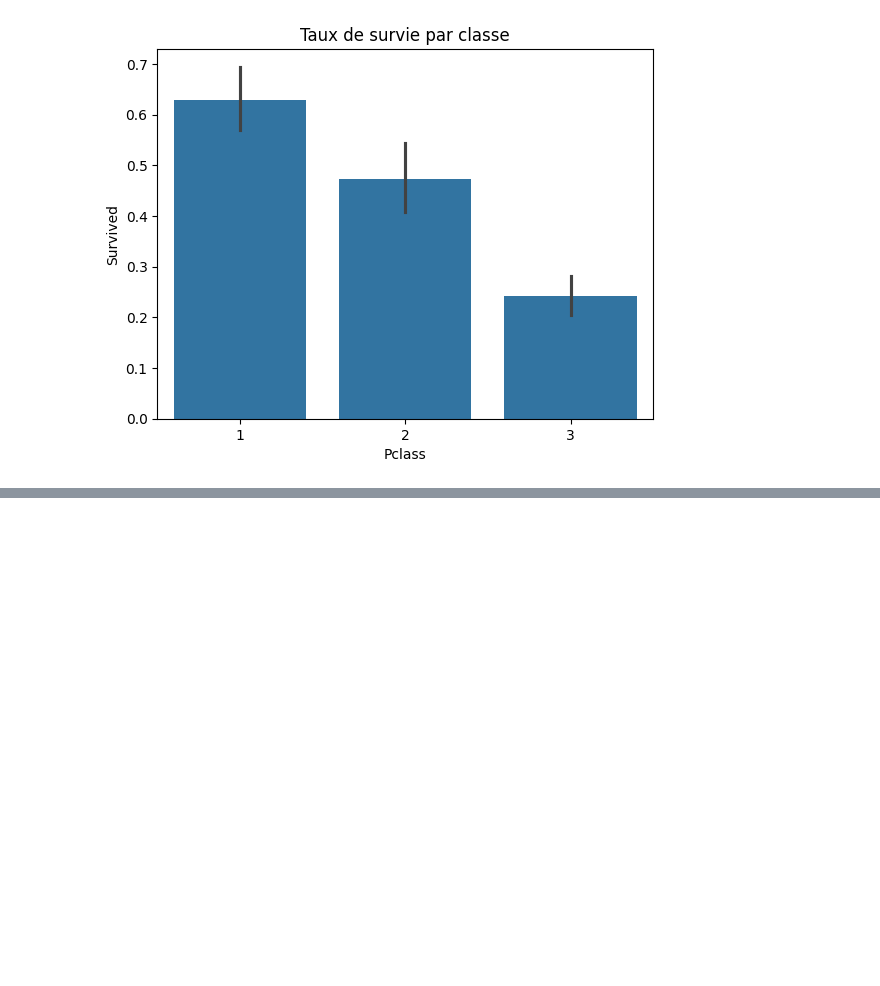
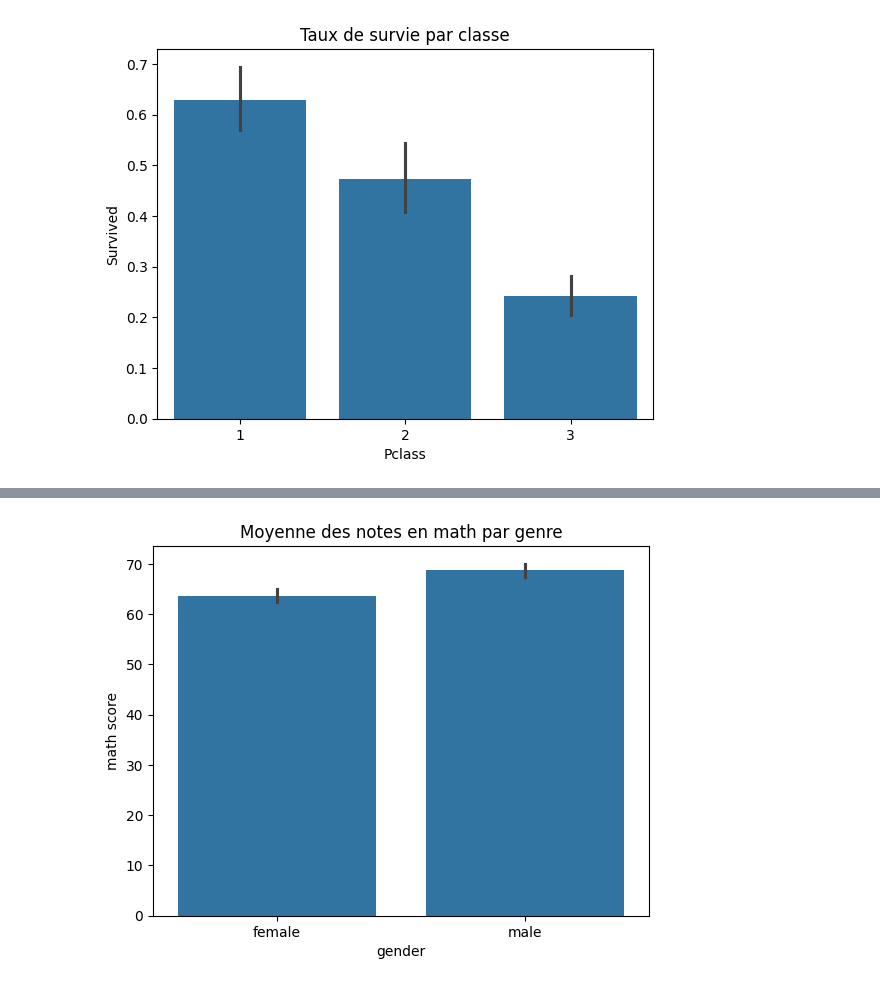
Before and after one commit to mery-bigdata/mery-bigdata, a Jupyter notebook: Untitled3.ipynb, the cells around one changed output, grey strips where cells are left out. Saved outputs shown, nothing was run; the diff lists cells and outputs as text; code cells hidden in the pictures; blank space fills up the shorter version.

```diff
--- a/Untitled3.ipynb
+++ b/Untitled3.ipynb
@@ -90,3 +90,14 @@ plt.show()
 # %%
 # Download the Titanic train dataset
 !wget https://raw.githubusercontent.com/datasciencedojo/datasets/master/titanic.csv -O /content/train.csv
+# %%
+import pandas as pd
+import matplotlib.pyplot as plt
+import seaborn as sns
+
+# 📂 2. Charger les données (remplace par le bon lien ou chemin)
+url = "/content/drive/MyDrive/Colab Notebooks/StudentsPerformance.csv"
+df = pd.read_csv(url)
+
+# 👀 3. Aperçu des données
+df.head()
@@ -92,0 +150,6 @@ plt.show()
+# %%
+sns.barplot(x='gender', y='math score', data=df)
+plt.title("Moyenne des notes en math par genre")
+plt.show()
+# %% [output]
+[figure, added]
```
Also changed, not shown: parts of 4 cells of this notebook.
